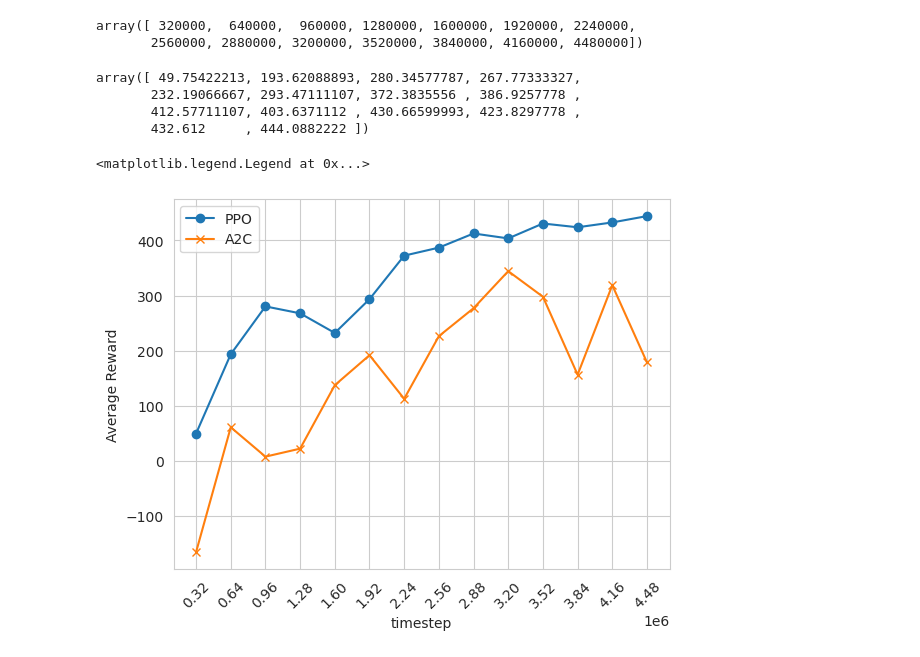
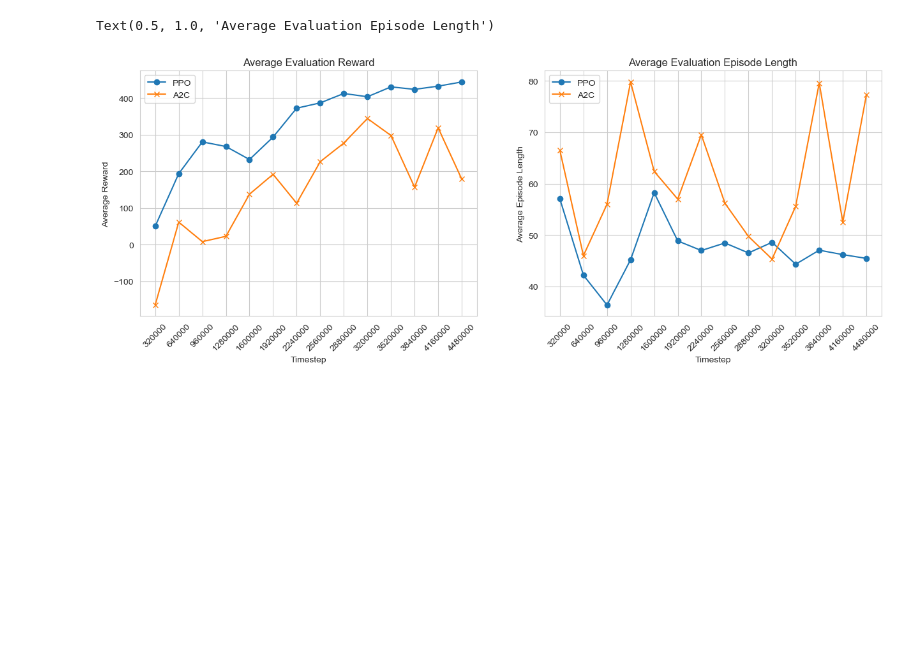
Before and after one commit to Hiroki39/DS-GA-3001-007-Final-Project, a Jupyter notebook: visualize.ipynb, the cells around one changed output. Drawn from its saved outputs; the diff is of its cells as text; code cells hidden in the pictures; blank space fills up the shorter version.

```diff
--- a/visualize.ipynb
+++ b/visualize.ipynb
@@ -9,15 +7,3 @@ Error:
 ppo_data = np.load('eval_results/ppo/evaluations.npz')
 a2c_data = np.load('eval_results/a2c/evaluations.npz')
 dqn_data = np.load('eval_results/dqn/evaluations.npz')
-# %%
-ppo_data["timesteps"]
-# %% [output]
-array([ 320000,  640000,  960000, 1280000, 1600000, 1920000, 2240000,
-       2560000, 2880000, 3200000, 3520000, 3840000, 4160000, 4480000])
-# %%
-ppo_data["results"].mean(axis=1)
-# %% [output]
-array([ 49.75422213, 193.62088893, 280.34577787, 267.77333327,
-       232.19066667, 293.47111107, 372.3835556 , 386.9257778 ,
-       412.57711107, 403.6371112 , 430.66599993, 423.8297778 ,
-       432.612     , 444.0882222 ])
@@ -29,15 +19,24 @@ df["rank"] = df.groupby("current_date")["t"].rank('dense')
 # %%
 sns.set_style("whitegrid")
 
 fig, axs = plt.subplots(1, 2, figsize=(15, 5))
 axs[0].ticklabel_format(useOffset=False)
 axs[0].plot(ppo_data["timesteps"], ppo_data["results"].mean(axis=1), label="PPO", marker='o')
 axs[0].plot(a2c_data["timesteps"], a2c_data["results"].mean(axis=1), label="A2C", marker='x')
-plt.xticks(ppo_data["timesteps"], rotation=45)
-plt.xlabel("Timestep")
-plt.ylabel("Average Reward")
-plt.legend()
-plt.xtitle("Average Evaluation Reward")
+axs[0].set_xticks(ppo_data["timesteps"], labels=ppo_data["timesteps"], rotation=45)
+axs[0].set_xlabel("Timestep")
+axs[0].set_ylabel("Average Reward")
+axs[0].legend()
+axs[0].set_title("Average Evaluation Reward")
+
+axs[1].ticklabel_format(useOffset=False)
+axs[1].plot(ppo_data["timesteps"], ppo_data["ep_lengths"].mean(axis=1), label="PPO", marker='o')
+axs[1].plot(a2c_data["timesteps"], a2c_data["ep_lengths"].mean(axis=1), label="A2C", marker='x')
+axs[1].set_xticks(ppo_data["timesteps"], labels=ppo_data["timesteps"], rotation=45)
+axs[1].set_xlabel("Timestep")
+axs[1].set_ylabel("Average Episode Length")
+axs[1].legend()
+axs[1].set_title("Average Evaluation Episode Length")
 # %% [output]
-<matplotlib.legend.Legend at 0x...>
+Text(0.5, 1.0, 'Average Evaluation Episode Length')
-[figure, old version]
+[figure, new version]
```
Also changed, not shown: parts of 2 cells of this notebook, 1 other file.
